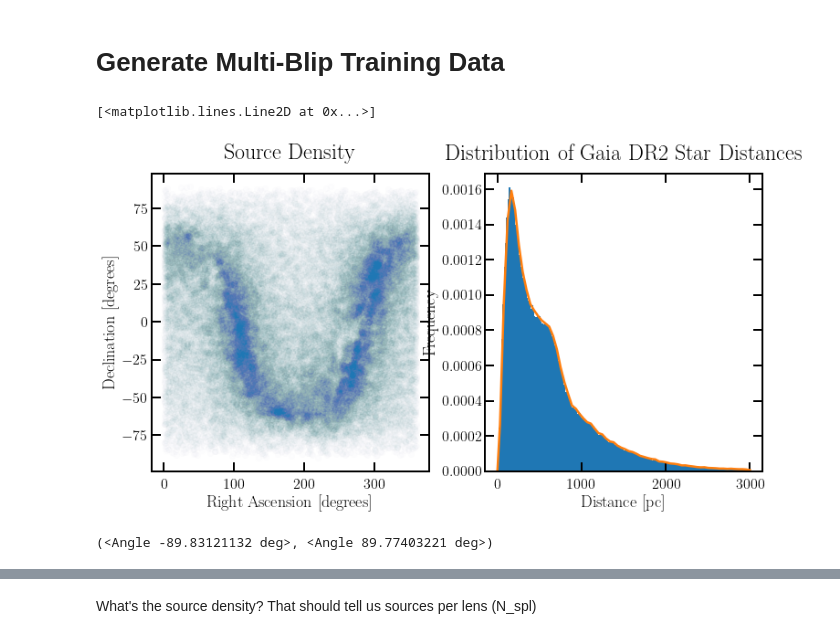
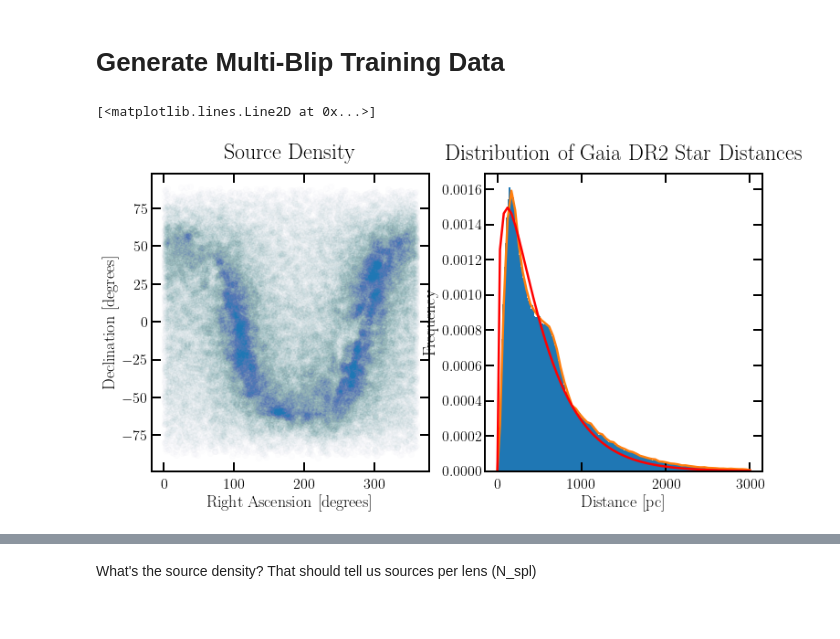
Before and after one commit to gridgway/Astrometric_TSeries_ML, a Jupyter notebook: ForwardModel.ipynb, the cells around one changed output, grey strips where cells are left out. Cells and saved outputs as stored; diff of their text form; code cells hidden in the pictures.

```diff
--- a/ForwardModel.ipynb
+++ b/ForwardModel.ipynb
@@ -400,35 +345,32 @@ _, axarr = plt.subplots(1, nplots, figsize=(nplots*6, 6))
 
 
 ### RA and DEC scatter plot ###
 axarr[0].scatter(scnow.ra.value[::8], scnow.dec.value[::8], alpha=0.008)
 axarr[0].set_xlabel('Right Ascension [degrees]')
 axarr[0].set_ylabel('Declination [degrees]')
 axarr[0].set_title('Source Density')
 
 
 ### Distance Histogram ###
 dmax = 3e3
 a,b = np.histogram(scnow.distance.value[scnow.distance.value<dmax], bins=200, density=True)
 x = (b[1:] + b[:-1])/2
 b_width = np.diff(b)[0]
 plt.bar(x, a, b_width)
 plt.xlabel('Distance [pc]')
 plt.ylabel('Frequency')
 plt.title('Distribution of Gaia DR2 Star Distances')
 
 
 window = 3
 data = [[0,0]]
 for i in np.arange(0,len(a),window):
     data.append([b[i+2], np.sum(a[i:i+window])/window])
 
 data = np.array(data)
 
 axarr[1].plot(data[:,0], data[:,1], color='C1')
+plt.plot(data[:,0], gdist(data[:,0], 1.3, 2.6e-3), color='red')
 # %% [output]
 [<matplotlib.lines.Line2D at 0x...>]
-[figure, old version]
+[figure, new version]
-# %%
-scnow.dec.min(), scnow.dec.max()
-# %% [output]
-(<Angle -89.83121132 deg>, <Angle 89.77403221 deg>)
```
Also changed, not shown: parts of 24 cells of this notebook, 1 other file.
